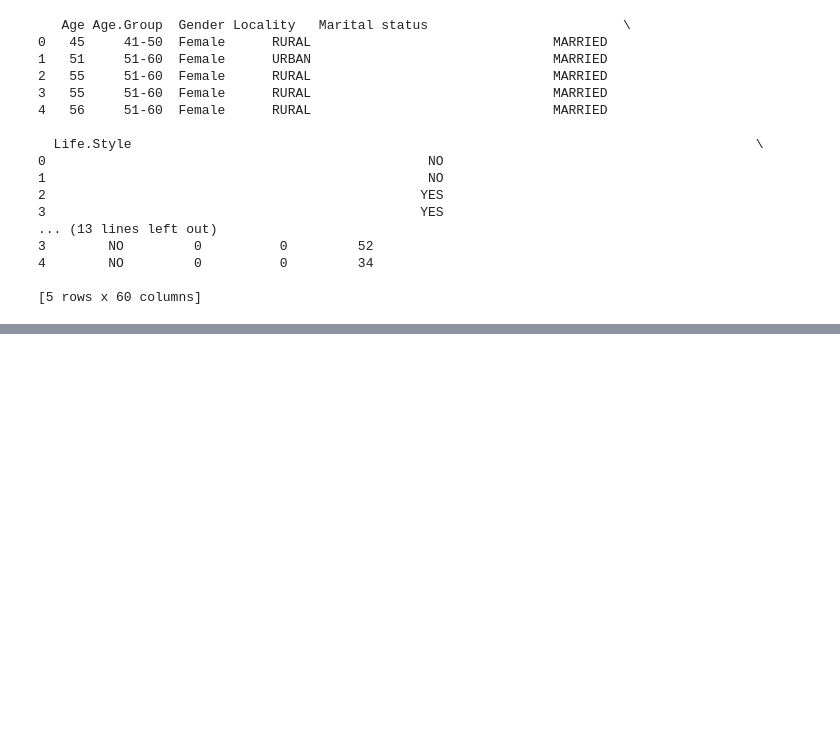
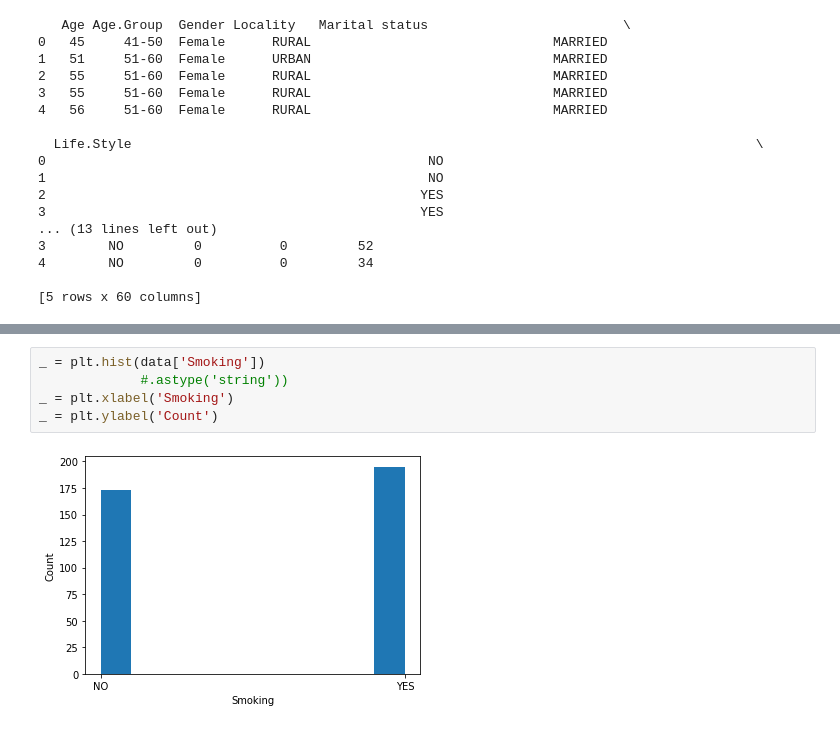
Before and after one commit to GBala-PrptlStdnt/-UCDPA_GregBala-, a Jupyter notebook: Project - HF.ipynb, the cells around one changed output, grey strips where cells are left out. Drawn from its saved outputs; the diff is of its cells as text; blank space fills up the shorter version.

```diff
--- a/Project - HF.ipynb
+++ b/Project - HF.ipynb
@@ -72,0 +114,7 @@ SyntaxError: invalid syntax (<ipython-input-33-a2d776a055c1>, line 2)
+# %%
+_ = plt.hist(data['Smoking'])
+             #.astype('string'))
+_ = plt.xlabel('Smoking')
+_ = plt.ylabel('Count')
+# %% [output]
+[figure, added]
```
Also changed, not shown: parts of 8 cells of this notebook.
